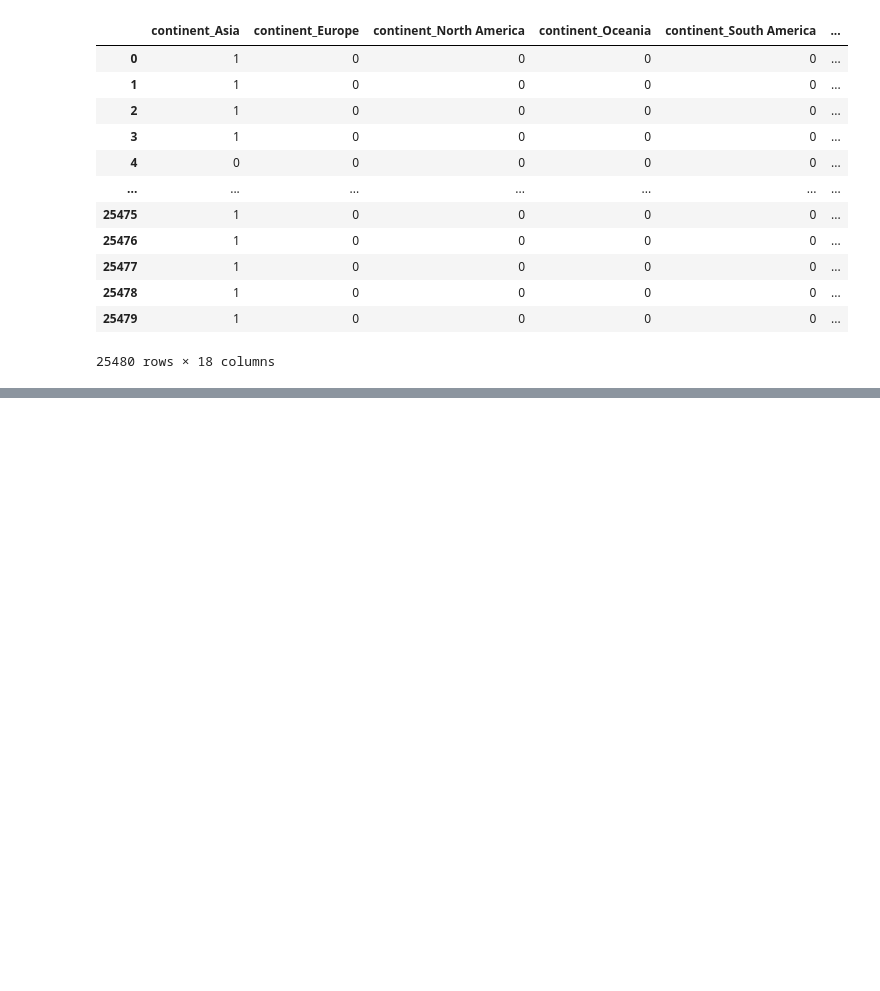
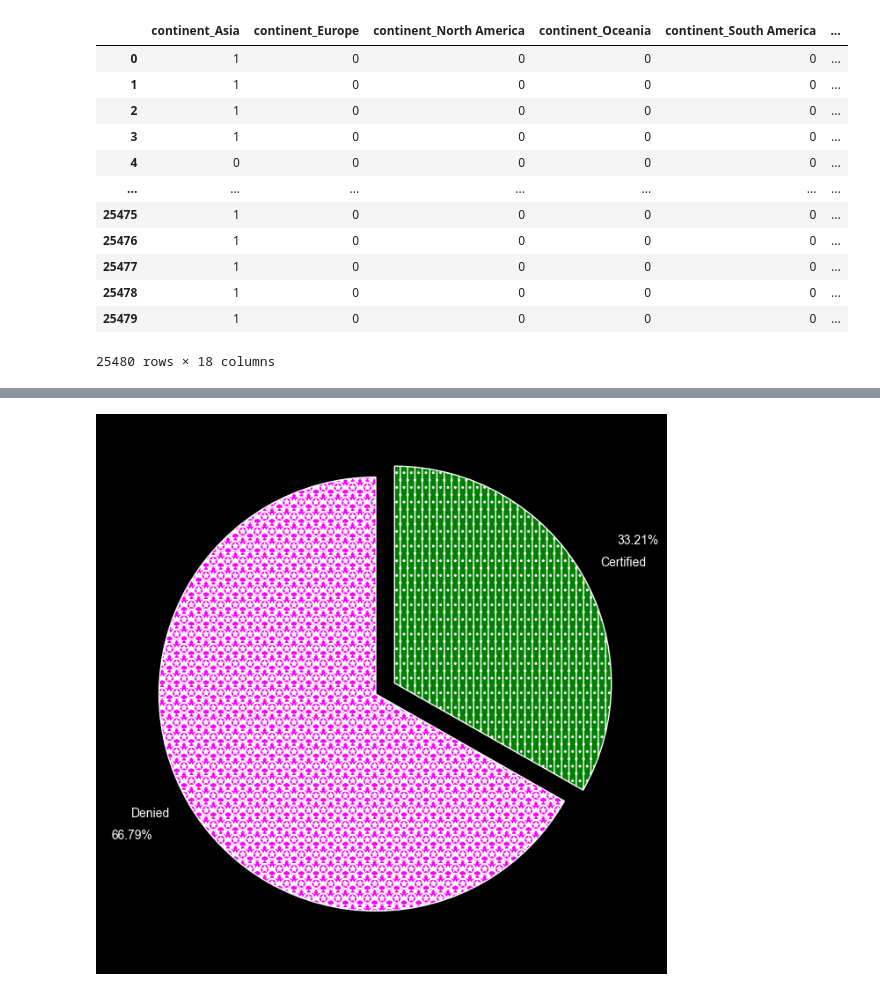
Before and after one commit to Radhika5062/ml_us_visa_approval, a Jupyter notebook: EDA.ipynb, the cells around one changed output, grey strips where cells are left out. Cells and saved outputs as stored; diff of their text form; code cells hidden in the pictures; blank space fills up the shorter version.

```diff
--- a/EDA.ipynb
+++ b/EDA.ipynb
@@ -269,0 +400,12 @@ array(['Asia', 'Africa', 'North America', 'Europe', 'South America',
+# %%
+# Visuaize the target variable
+case_status_percent = df['case_status'].value_counts(normalize=True)*100
+labels = df['case_status'].unique()
+fig, ax = plt.subplots(figsize=(15, 8), facecolor = 'black')
+explode = (0, 0.1)
+ax.pie(case_status_percent, labels = labels, autopct='%1.2f%%', explode=explode, startangle=90, colors=['magenta', 'green'], hatch=['**O', '.||.']
+       , labeldistance=1.1, pctdistance=1.3, textprops={'color': 'white'})
+
+plt.show()
+# %% [output]
+[figure, added]
```
Also changed, not shown: parts of 53 cells of this notebook.
